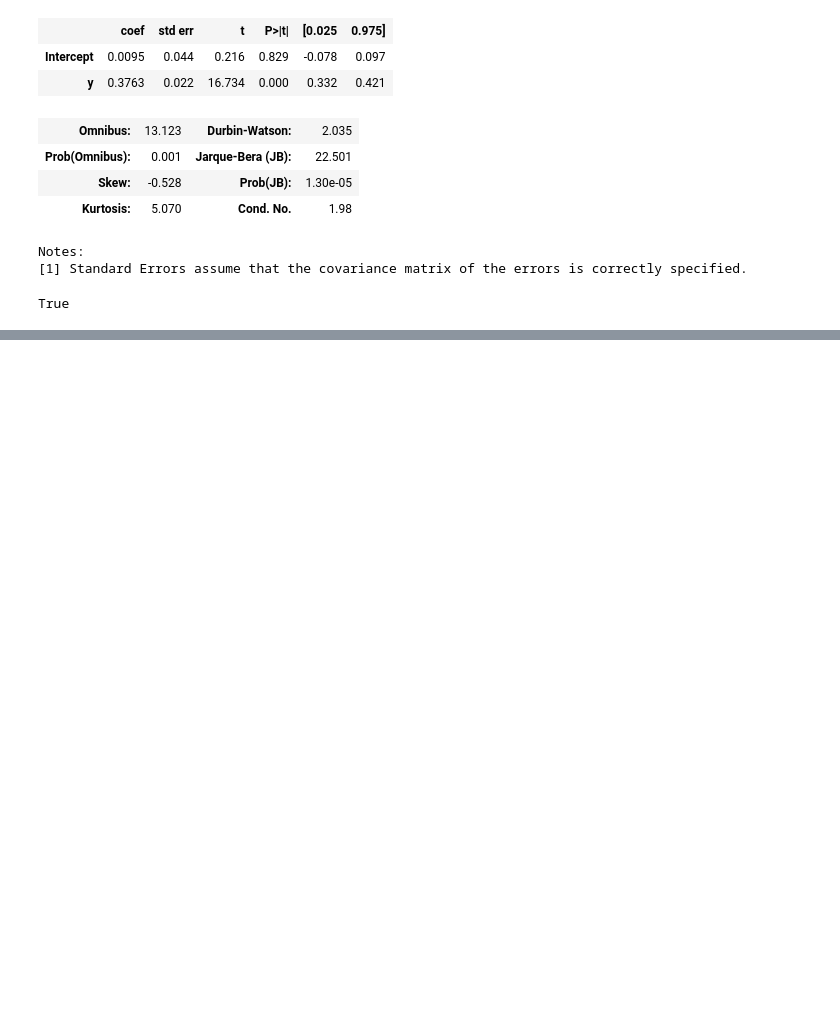
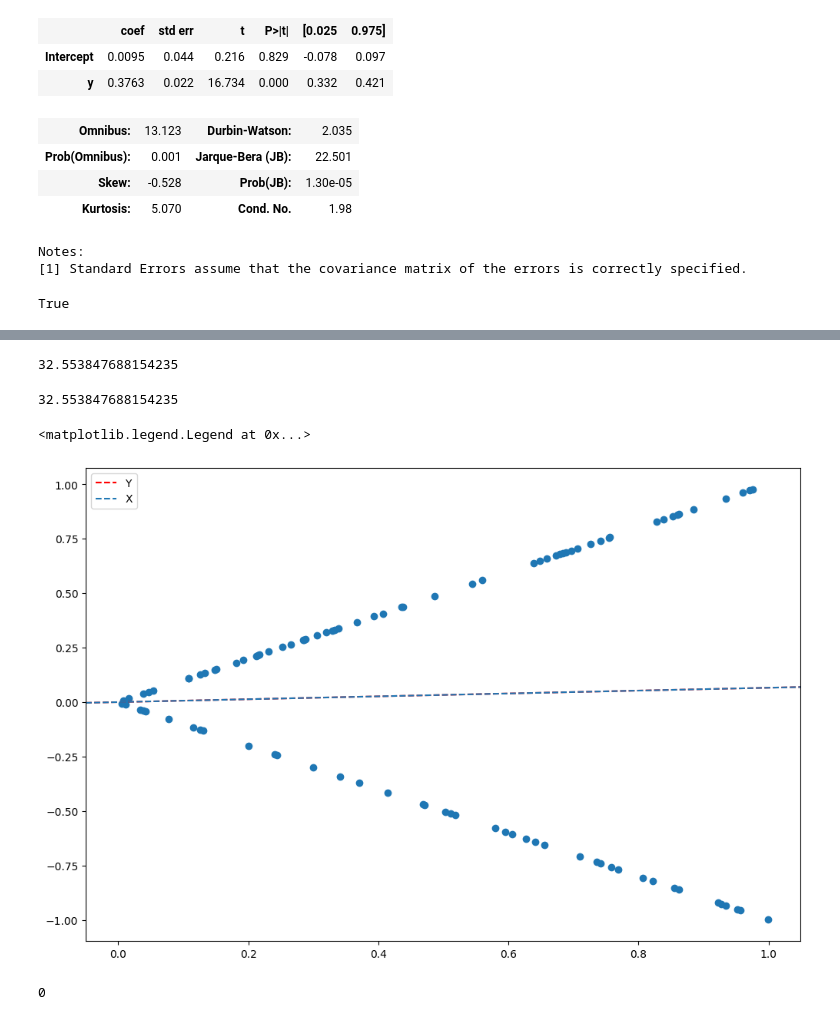
Before and after one commit to uggi121/ISLP_labs_applied, a Jupyter notebook: exercises_applied/Ch3.ipynb, the cells around one changed output, grey strips where cells are left out. Saved outputs shown, nothing was run; the diff lists cells and outputs as text; code cells hidden in the pictures; blank space fills up the shorter version.

```diff
--- a/exercises_applied/Ch3.ipynb
+++ b/exercises_applied/Ch3.ipynb
@@ -892,0 +984,8 @@ True
+# %%
+new_x = rng.random(size=100)
+new_y = new_x * (2 * rng.integers(0, 2, size=100) - 1)
+
+new_y_onto_x = sm.OLS(new_y, new_x).fit()
+new_x_onto_y = sm.OLS(new_x, new_y).fit()
+
+new_y_onto_x.summary()
@@ -892,0 +1034,17 @@ True
+# %%
+(new_x ** 2).sum()
+# %% [output]
+32.553847688154235
+# %%
+(new_y ** 2).sum()
+# %% [output]
+32.553847688154235
+# %%
+fig, ax = plt.subplots(1, 1, figsize=(12,8))
+ax.scatter(new_x, new_y)
+ax.axline((0, 0), slope=new_y_onto_x.params[0], label='Y', color='red', linestyle='--')
+ax.axline((0, 0), slope=new_x_onto_y.params[0], label='X', linestyle='--')
+ax.legend()
+# %% [output]
+<matplotlib.legend.Legend at 0x...>
+[figure, added]
@@ -892,0 +1066,4 @@ True
+# %%
+(twist_x ** 2).sum() - (twist_y ** 2).sum()
+# %% [output]
+0
```
Also changed, not shown: parts of 49 cells of this notebook.
